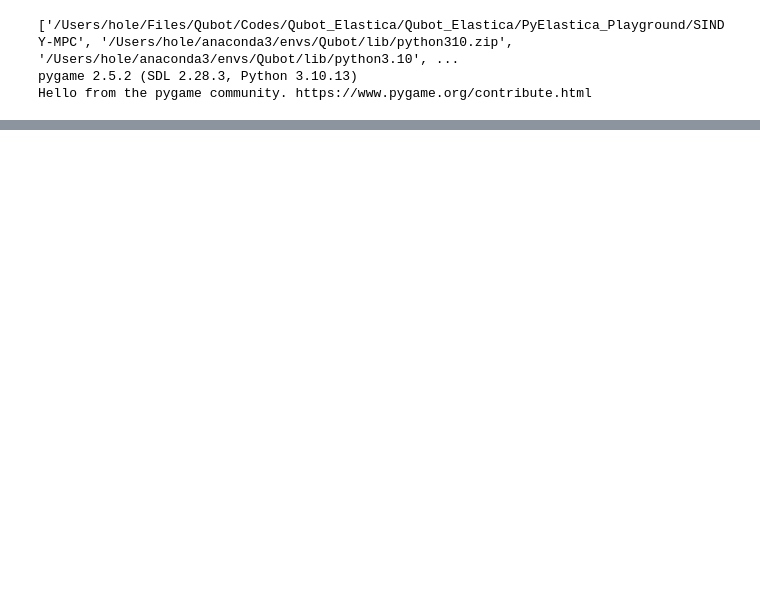
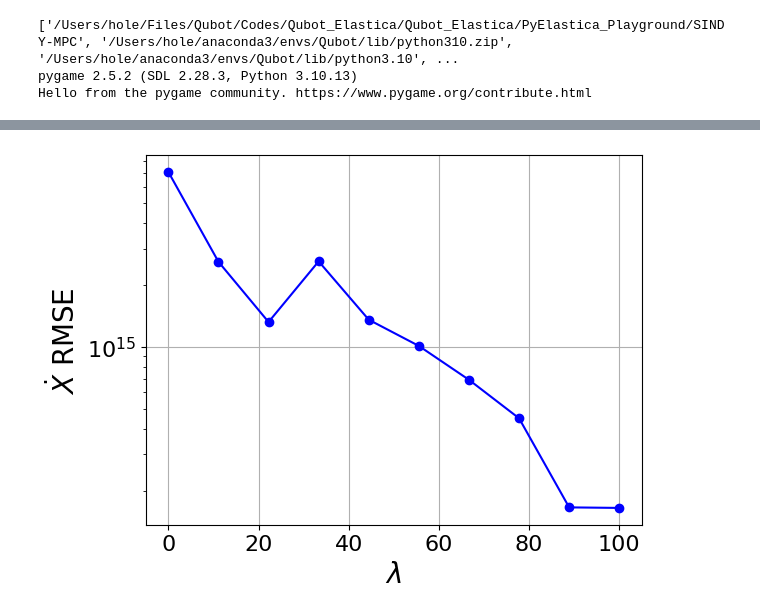
Before and after one commit to Junang-Wang/Qubot_Elastica, a Jupyter notebook: PyElastica_Playground/SINDY-MPC/SINDY-MPC-Elastica.ipynb, the cells around one changed output, grey strips where cells are left out. Saved outputs shown, nothing was run; the diff lists cells and outputs as text; code cells hidden in the pictures; blank space fills up the shorter version.

```diff
--- a/PyElastica_Playground/SINDY-MPC/SINDY-MPC-Elastica.ipynb
+++ b/PyElastica_Playground/SINDY-MPC/SINDY-MPC-Elastica.ipynb
@@ -4,7 +4,11 @@
 # %%
 import numpy as np
 from M_Rod_Data_Generator import Data_Generator
-M_Rod_Data = Data_Generator(end_time = 50, amplitude_period=20, direction_period=7) #size (tsize,dim,n_elem)
+import pysindy as ps
+import scipy
+step_skip = 100
+dt = 1.4e-4 * step_skip
+M_Rod_Data = Data_Generator(end_time = 50, amplitude_period=20, direction_period=7,step_skip=step_skip) #size (tsize,dim,n_elem)
 # %% [output]
 ['/Users/hole/Files/Qubot/Codes/Qubot_Elastica/Qubot_Elastica/PyElastica_Playground/SINDY-MPC', '/Users/hole/anaconda3/envs/Qubot/lib/python310.zip', '/Users/hole/anaconda3/envs/Qubot/lib/python3.10', ...
 pygame 2.5.2 (SDL 2.28.3, Python 3.10.13)
@@ -40,0 +195,6 @@ U, S, V = scipy.linalg.svd(Data_array)
+# %%
+polyorder = 5
+r = 6 # Truncate the first 6 modes
+Ur = U[:,:r] # each col is the mode we focused on
+New_var = (Ur.T @ x).T # shape: (tsize,r)
+print(New_var[:,0])
@@ -40,0 +266,37 @@ U, S, V = scipy.linalg.svd(Data_array)
+# %%
+# ----find the best threshold-----
+import pysindy as ps
+from sklearn.metrics import mean_squared_error
+from utilts import plot_pareto
+train_time = 3000
+V_train = New_var[:train_time,:]
+V_test = New_var[train_time:,:]
+t_test = tspan[:tsize-train_time]
+u_train = u[:train_time]
+u_test = u[:tsize-train_time]
+poly_order = 5
+threshold_scan = np.linspace(0, 100, 10)
+coefs = []
+# Initialize three libraries
+poly_library = ps.PolynomialLibrary(degree=poly_order)
+# fourier_library = ps.FourierLibrary(n_frequencies=3)
+# library_functions = [lambda x: 1.0 / (x), lambda x: np.exp(-x)]
+
+# tensor_array = [[1, 1]]
+
+# # Initialize this generalized library, all the work hidden from the user!
+# library = ps.GeneralizedLibrary(
+#     [poly_library, fourier_library],
+#     tensor_array=tensor_array,
+# )
+for i, threshold in enumerate(threshold_scan):
+    sparse_regression_optimizer = ps.STLSQ(threshold=threshold,normalize_columns=True)
+    model = ps.SINDy(feature_library=poly_library,
+                     optimizer=sparse_regression_optimizer)
+    model.fit(V_train, t=dt, u= u_train, quiet=True)
+    coefs.append(model.coefficients())
+
+plot_pareto(coefs, sparse_regression_optimizer, model,
+            threshold_scan, V_test, t_test, u_test)
+# %% [output]
+[figure, added]
```
Also changed, not shown: parts of 17 cells of this notebook, 6 other files.
